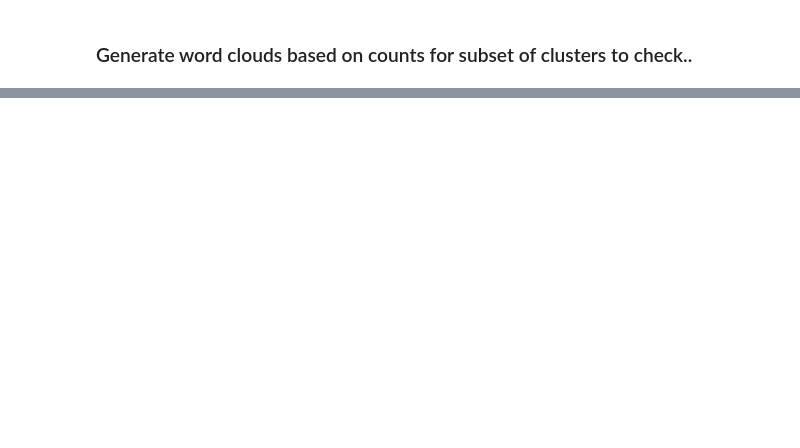
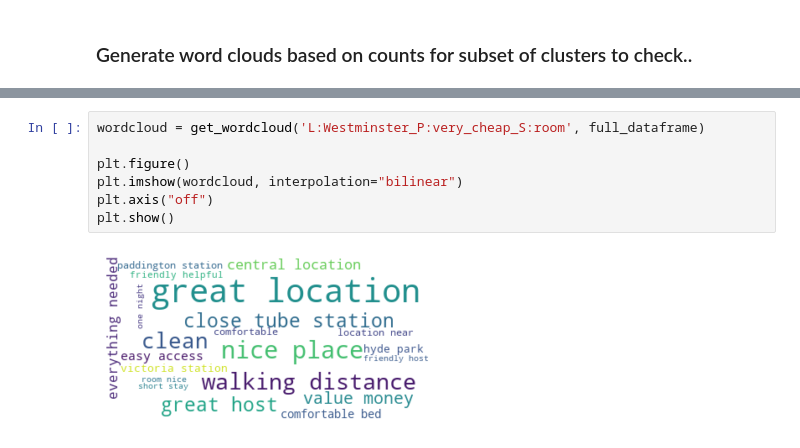
Before and after one commit to OrthoLoess/fivestar, a Jupyter notebook: notebooks/elsa_wordcloud.ipynb, the cells around one changed output, grey strips where cells are left out. Cells and saved outputs as stored; diff of their text form; blank space fills up the shorter version.

```diff
--- a/notebooks/elsa_wordcloud.ipynb
+++ b/notebooks/elsa_wordcloud.ipynb
@@ -1133,0 +1193,9 @@ full_dataframe.to_csv('word_counts.csv')
+# %%
+wordcloud = get_wordcloud('L:Westminster_P:very_cheap_S:room', full_dataframe)
+
+plt.figure()
+plt.imshow(wordcloud, interpolation="bilinear")
+plt.axis("off")
+plt.show()
+# %% [output]
+[figure, added]
```
Also changed, not shown: parts of 62 cells of this notebook.
